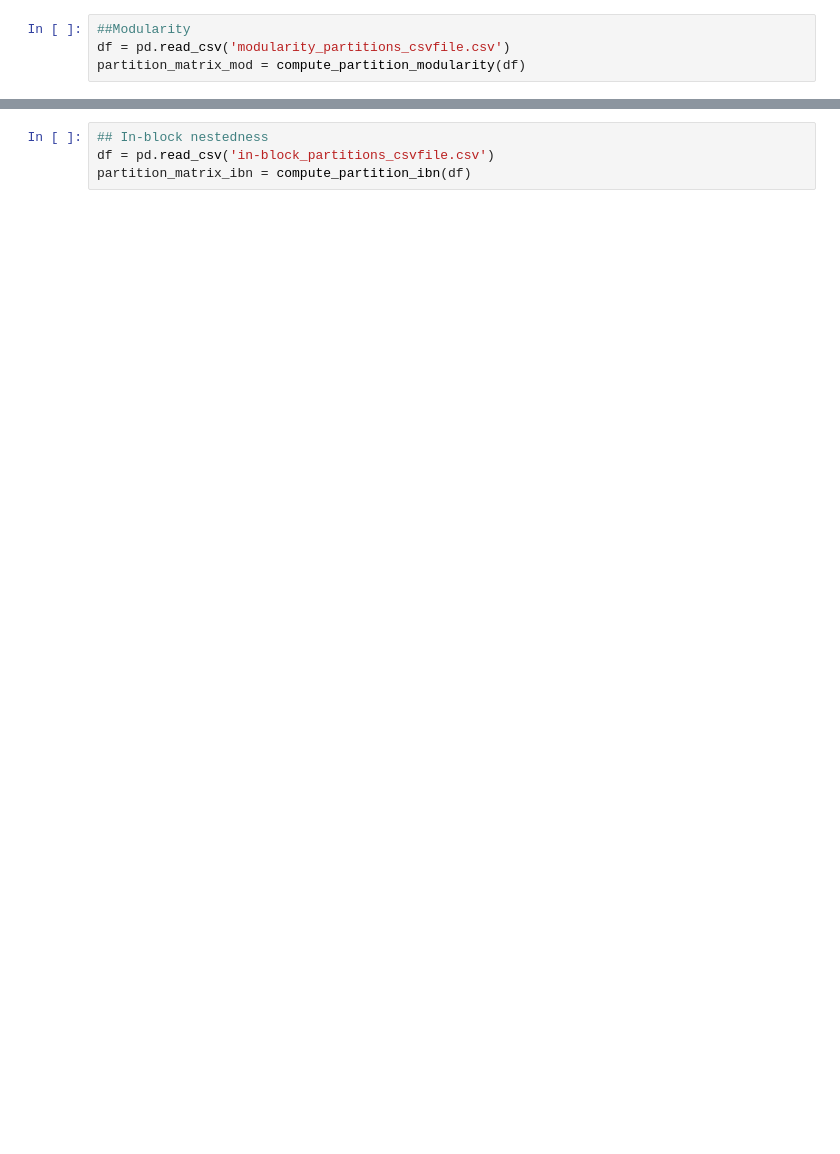
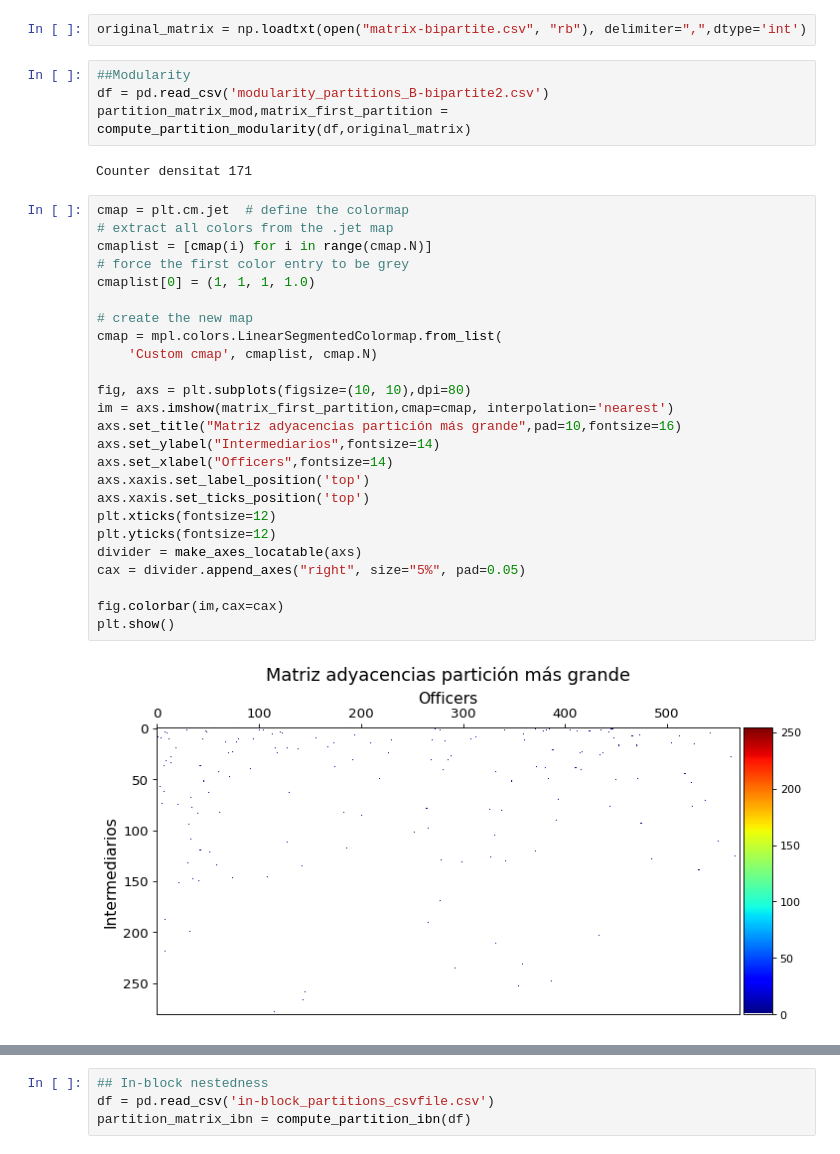
Before and after one commit to edgrz/panama-papers, a Jupyter notebook: code/nestedness_modularity_statistics.ipynb, the cells around one changed output, grey strips where cells are left out. Cells and saved outputs as stored; diff of their text form; blank space fills up the shorter version.

```diff
--- a/code/nestedness_modularity_statistics.ipynb
+++ b/code/nestedness_modularity_statistics.ipynb
@@ -107,7 +199,38 @@ def get_new_partitions_dict(intermediaries_occ_dict, officer_occ_dict,intermedia
+# %%
+original_matrix = np.loadtxt(open("matrix-bipartite.csv", "rb"), delimiter=",",dtype='int')
 # %%
 ##Modularity
-df = pd.read_csv('modularity_partitions_csvfile.csv')
-partition_matrix_mod = compute_partition_modularity(df)
+df = pd.read_csv('modularity_partitions_B-bipartite2.csv')
+partition_matrix_mod,matrix_first_partition = compute_partition_modularity(df,original_matrix)
+# %% [output]
+Counter densitat 171
+# %%
+cmap = plt.cm.jet  # define the colormap
+# extract all colors from the .jet map
+cmaplist = [cmap(i) for i in range(cmap.N)]
+# force the first color entry to be grey
+cmaplist[0] = (1, 1, 1, 1.0)
+
+# create the new map
+cmap = mpl.colors.LinearSegmentedColormap.from_list(
+    'Custom cmap', cmaplist, cmap.N)
+
+fig, axs = plt.subplots(figsize=(10, 10),dpi=80)
+im = axs.imshow(matrix_first_partition,cmap=cmap, interpolation='nearest')
+axs.set_title("Matriz adyacencias partición más grande",pad=10,fontsize=16)
+axs.set_ylabel("Intermediarios",fontsize=14)
+axs.set_xlabel("Officers",fontsize=14)
+axs.xaxis.set_label_position('top')
+axs.xaxis.set_ticks_position('top')
+plt.xticks(fontsize=12)
+plt.yticks(fontsize=12)
+divider = make_axes_locatable(axs)
+cax = divider.append_axes("right", size="5%", pad=0.05)
+
+fig.colorbar(im,cax=cax)
+plt.show()
+# %% [output]
+[figure, added]
 # %%
 # Colormap creation
 cmap = plt.cm.jet  # Choose the colormap
```
Also changed, not shown: parts of 7 cells of this notebook, 1 other file.
